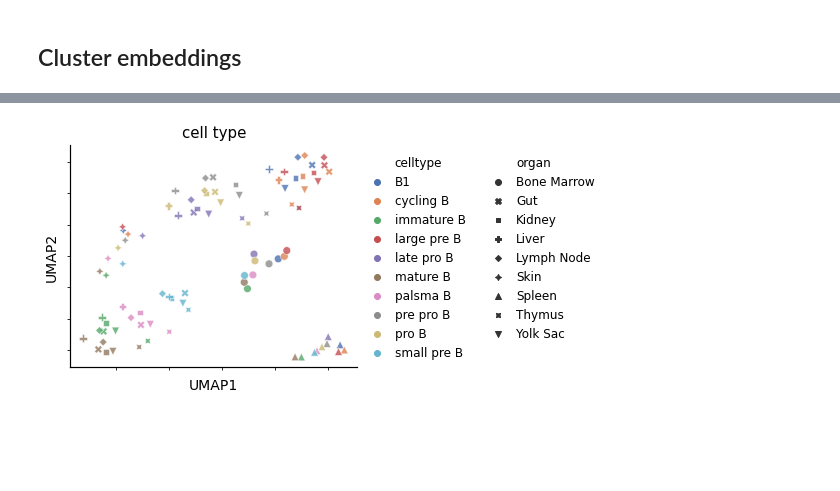
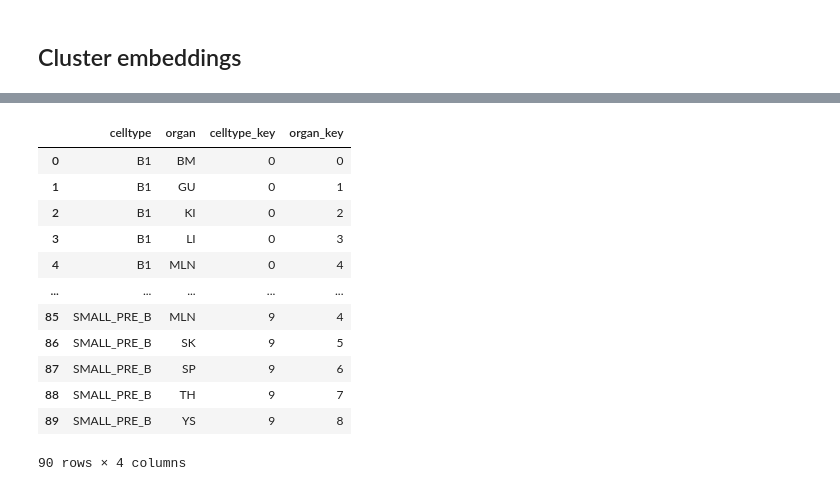
Before and after one commit to bar2466802/biolord_immune_bcells, a Jupyter notebook: notebooks/BM-2023-03-06_biolord-immune_bcells.ipynb, the cells around one changed output, grey strips where cells are left out. Saved outputs shown, nothing was run; the diff lists cells and outputs as text; code cells hidden in the pictures; blank space fills up the shorter version.

```diff
--- a/notebooks/BM-2023-03-06_biolord-immune_bcells.ipynb
+++ b/notebooks/BM-2023-03-06_biolord-immune_bcells.ipynb
@@ -273,0 +300,12 @@ for attribute_ in transf_embeddings_attributes_ind:
+# %%
+df = {}
+cols = {
+    attribute_: [key_[ci] for key_ in keys]
+    for ci, attribute_ in enumerate(attributes_map)
+}
+for col_, map_ in cols.items():
+    df[col_] = map_
+df = pd.DataFrame(df)
+for attribute_ in transf_embeddings_attributes_ind:
+    print(df[attribute_])
+    df[attribute_ + "_key"] = df[attribute_].map(attributes_map[attribute_])
@@ -274,3 +330,19 @@ for attribute_ in transf_embeddings_attributes_ind:
+# %%
+df
+# %% [output]
+|  | celltype | organ | celltype_key | organ_key |
+| 0 | B1 | BM | 0 | 0 |
+| 1 | B1 | GU | 0 | 1 |
+| 2 | B1 | KI | 0 | 2 |
+| 3 | B1 | LI | 0 | 3 |
+| 4 | B1 | MLN | 0 | 4 |
+| ... | ... | ... | ... | ... |
+| 85 | SMALL_PRE_B | MLN | 9 | 4 |
+| 86 | SMALL_PRE_B | SK | 9 | 5 |
+| 87 | SMALL_PRE_B | SP | 9 | 6 |
+| 88 | SMALL_PRE_B | TH | 9 | 7 |
+| 89 | SMALL_PRE_B | YS | 9 | 8 |
+90 rows × 4 columns
 # %%
 df["celltype"] = df["celltype"].replace(
     {
@@ -329,8 +401,6 @@ plt.tight_layout()
 plt.savefig(FIG_DIR + "cell_type.png", format="png", dpi=300)
 
 plt.show()
-# %% [output]
-[figure, removed]
 # %%
 SAVEFIG = False
 fig, axs = plt.subplots(1,1, figsize=(8,4))
```
Also changed, not shown: parts of 20 cells of this notebook, 1 other file.
